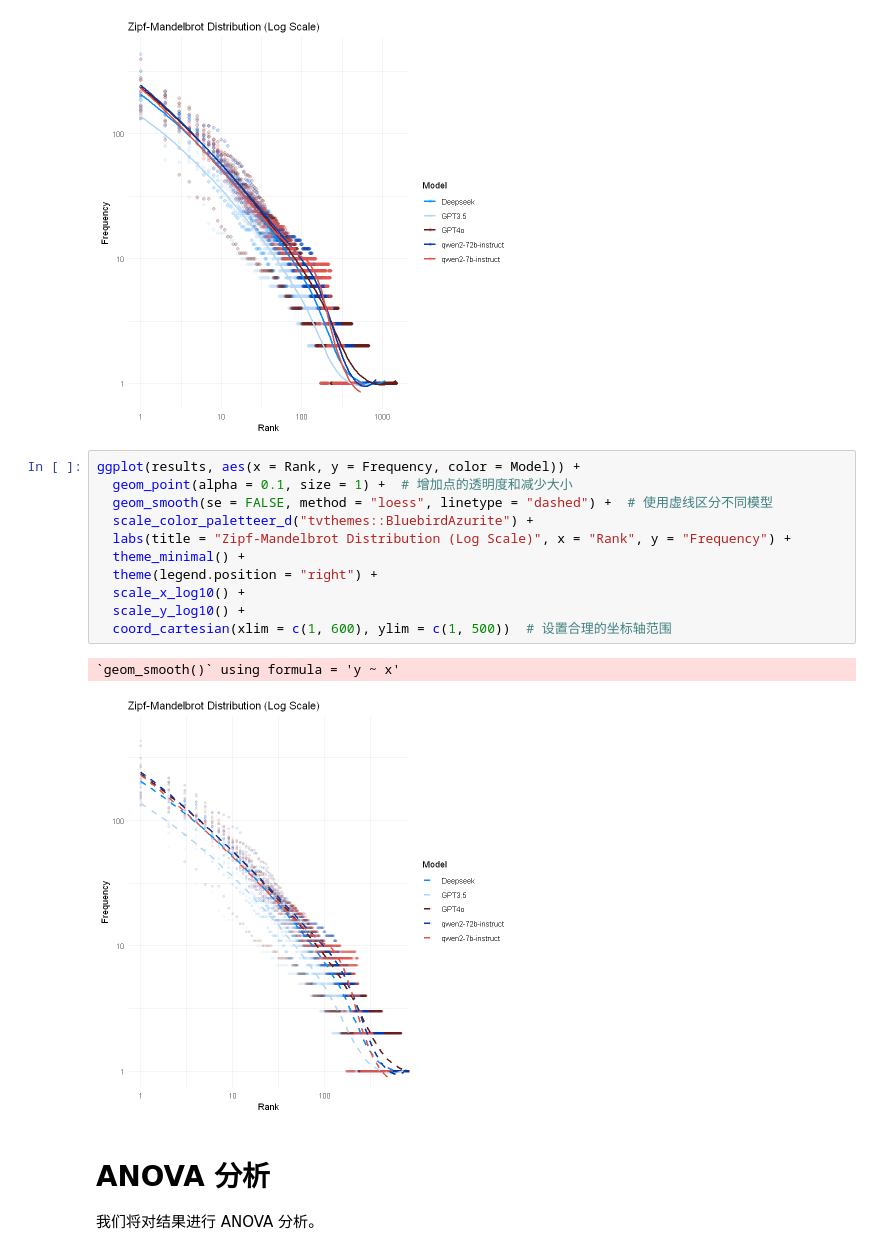
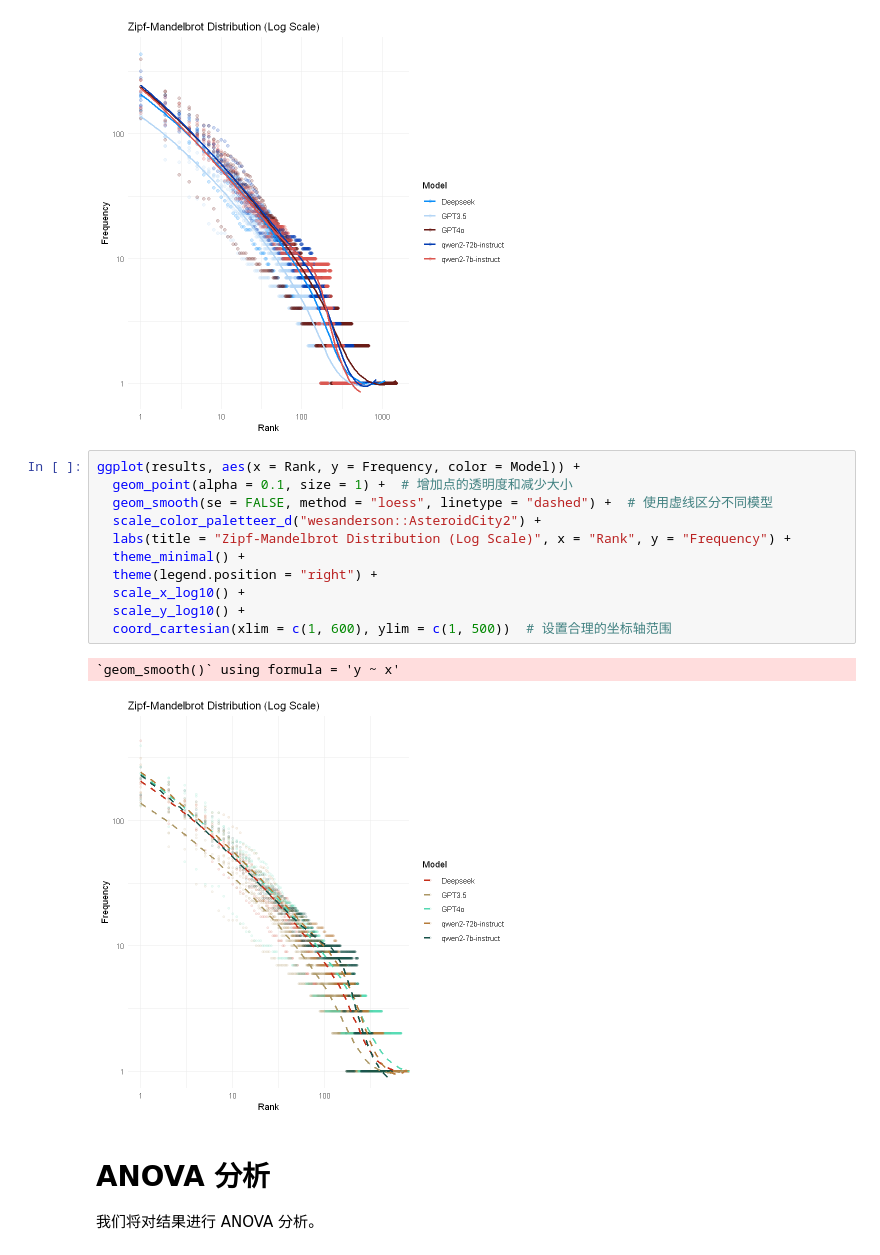
Before and after one commit to exusiaiwei/journey-learning-log, a Jupyter notebook: Doing/python/LLM_QL/Zipf-Mandelbrot.ipynb, the cells around one changed output. Drawn from its saved outputs; the diff is of its cells as text.

```diff
--- a/Doing/python/LLM_QL/Zipf-Mandelbrot.ipynb
+++ b/Doing/python/LLM_QL/Zipf-Mandelbrot.ipynb
@@ -298,17 +301,17 @@ ggplot(results, aes(x = Rank, y = Frequency, color = Model)) +
 # %%
 ggplot(results, aes(x = Rank, y = Frequency, color = Model)) +
   geom_point(alpha = 0.1, size = 1) +  # 增加点的透明度和减少大小
   geom_smooth(se = FALSE, method = "loess", linetype = "dashed") +  # 使用虚线区分不同模型
-  scale_color_paletteer_d("tvthemes::BluebirdAzurite") +
+  scale_color_paletteer_d("wesanderson::AsteroidCity2") +
   labs(title = "Zipf-Mandelbrot Distribution (Log Scale)", x = "Rank", y = "Frequency") +
   theme_minimal() +
   theme(legend.position = "right") +
   scale_x_log10() +
   scale_y_log10() +
   coord_cartesian(xlim = c(1, 600), ylim = c(1, 500))  # 设置合理的坐标轴范围
 # %% [output]
 `geom_smooth()` using formula = 'y ~ x'
-[figure, old version]
+[figure, new version]
 # %% [markdown]
 # ANOVA 分析
 
```
Also changed, not shown: parts of 4 cells of this notebook, 1 other file.
